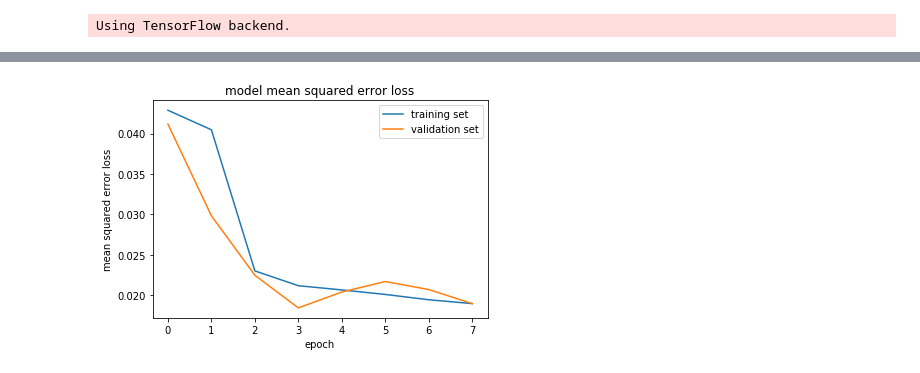
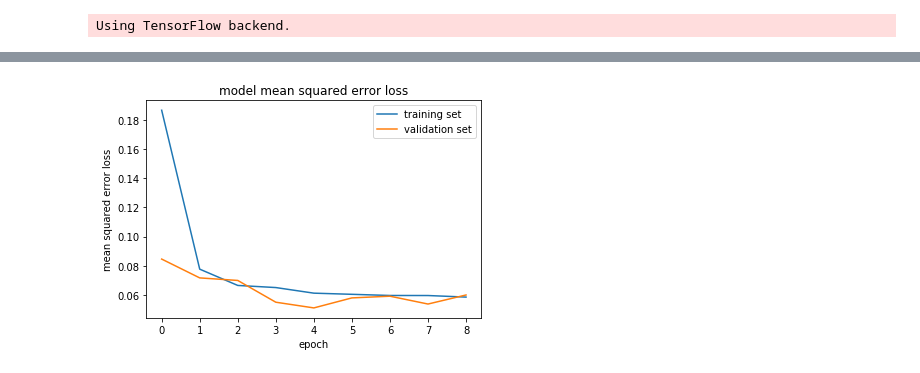
Before and after one commit to xujin1982/CarND-Behavioral-Cloning-P3, a Jupyter notebook: model.ipynb, the cells around one changed output, grey strips where cells are left out. Cells and saved outputs as stored; diff of their text form; code cells hidden in the pictures.

```diff
--- a/model.ipynb
+++ b/model.ipynb
@@ -64,0 +118,12 @@ def generator(samples, batch_size=32):
+# %%
+"""
+Data visualization of the steering angles in training data.
+There are too much training data with steering angle near 0,
+whicle too little training data with steering angle less than -0.65 and larger than 0.65.
+"""
+out = []
+for sample in samples[1:]:
+    out.append(float(sample[3]))
+plt.figure(figsize=(10,10))
+plt.hist(out,bins=30, rwidth = 0.6)
+plt.show()
@@ -65,4 +176,6 @@ def generator(samples, batch_size=32):
 # %%
+train_samples, validation_samples = train_test_split(new_samples, test_size=0.2)
+
 # compile and train the model using the generator function
 train_generator = generator(train_samples, batch_size=32)
 validation_generator = generator(validation_samples, batch_size=32)
@@ -118,10 +241,22 @@ model.add(Dense(1))
 # %%
 model.compile(loss='mse', optimizer='adam')
 history_object = model.fit_generator(train_generator,
-                                     samples_per_epoch =len(train_samples)*6,
+                                     # augmentation data with center/left/right, resulting 3 times.
+                                     samples_per_epoch =len(train_samples)*3,
                                      validation_data = validation_generator,
-                                     nb_val_samples = len(validation_samples)*6,
-                                     nb_epoch=8, verbose=1)
+                                     # augmentation data with center/left/right, resulting 3 times.
+                                     nb_val_samples = len(validation_samples)*3,
+                                     nb_epoch=20, verbose=1,
+                                     callbacks=[
+                                         # Stop training when validation loss has stopped improving for 3 epochs.
+                                         EarlyStopping(monitor='val_loss',
+                                                       patience=3, verbose=0, mode='auto'),
+                                         # Save the model when the validation loss is the smallest.
+                                         ModelCheckpoint(filepath='../model.h5',
+                                                         monitor='val_loss',
+                                                         verbose=0,
+                                                         save_best_only=True, mode='auto')
+                                                ])
 
 ### print the keys contained in the history object
 print(history_object.history.keys())
@@ -154,2 +291,2 @@ Epoch 8/8
 dict_keys(['val_loss', 'loss'])
-[figure, old version]
+[figure, new version]
```
Also changed, not shown: parts of 10 cells of this notebook, 12 other files.
